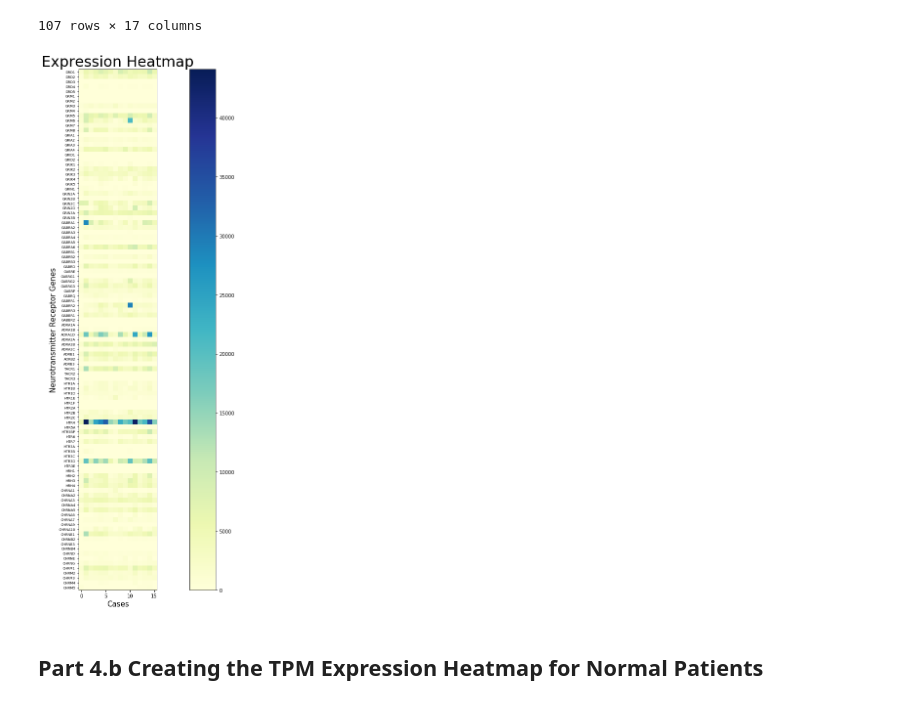
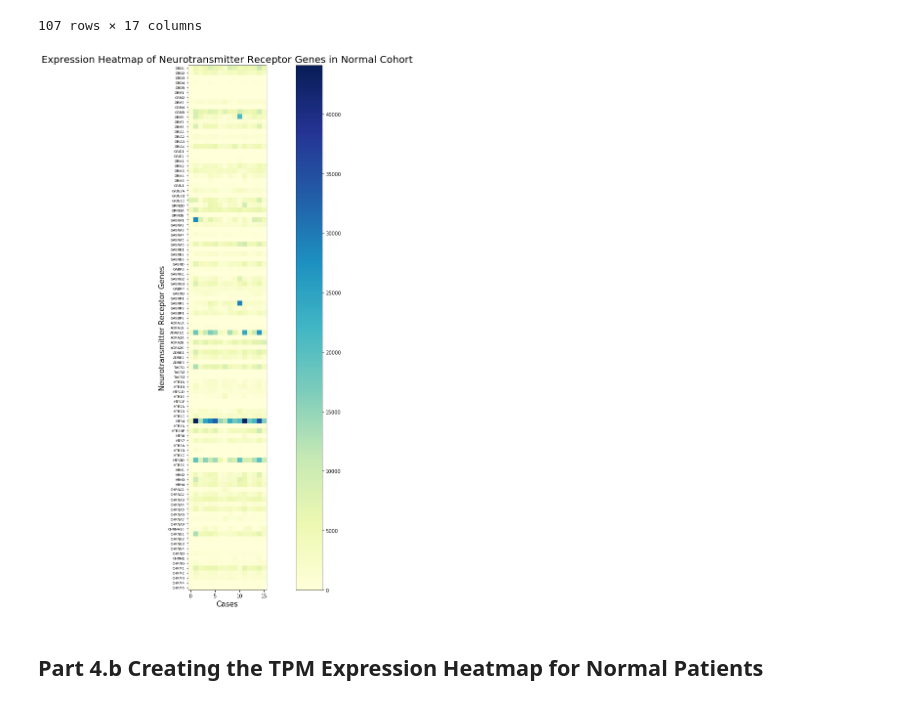
Before and after one commit to sophiaho/broad-work, a Jupyter notebook: cancer_expression_heatmap.ipynb, the cells around one changed output. Drawn from its saved outputs; the diff is of its cells as text; code cells hidden in the pictures.

```diff
--- a/cancer_expression_heatmap.ipynb
+++ b/cancer_expression_heatmap.ipynb
@@ -162,7 +139,7 @@ for index, row in neurotransmitter_genes.iterrows():
 # %% [markdown]
 ## Part 1.a Creating the first expression heatmap
 # %%
-def draw_expression_heatmap(table, y_axis_list, cmap):
+def draw_expression_heatmap(table, y_axis_list, cmap, title):
     # convert this dataframe made with the pandas library to an array that is usable with the numpy
     # library to create heatmap
     htseq_count_values = table.drop('hgnc_symbol', axis=1)
@@ -187,11 +164,11 @@ def draw_expression_heatmap(table, y_axis_list, cmap):
 
     fig.colorbar(im, fraction = 0.046, pad = 0.04)
 
-    ax.set_title("Expression Heatmap", fontsize=30, ha='center')
+    ax.set_title(title, fontsize=20, ha='center')
     fig.tight_layout()
     plt.show()
 
     fig.savefig('image/expression_heatmap.png', dpi=100)
 
-draw_expression_heatmap(rnaseq, receptor_gene_list, 'YlGnBu')
+draw_expression_heatmap(rnaseq, receptor_gene_list, 'YlGnBu', 'Expression Heatmap of Neurotransmitter Receptor Genes in PAAD Cohort')
 # %% [output]
@@ -715,9 +704,9 @@ normal_rnaseq
 | 32877 | CHRM5 | 556 | 19 | 131 | 158 | ... |
 107 rows × 17 columns
 # %%
-draw_expression_heatmap(normal_rnaseq, normal_rnaseq['hgnc_symbol'].tolist(), 'YlGnBu')
+draw_expression_heatmap(normal_rnaseq, normal_rnaseq['hgnc_symbol'].tolist(), 'YlGnBu', 'Expression Heatmap of Neurotransmitter Receptor Genes in Normal Cohort')
 # %% [output]
-[figure, old version]
+[figure, new version]
 # %% [markdown]
 ## Part 4.b Creating the TPM Expression Heatmap for Normal Patients
 # %%
```
Also changed, not shown: parts of 42 cells of this notebook.
